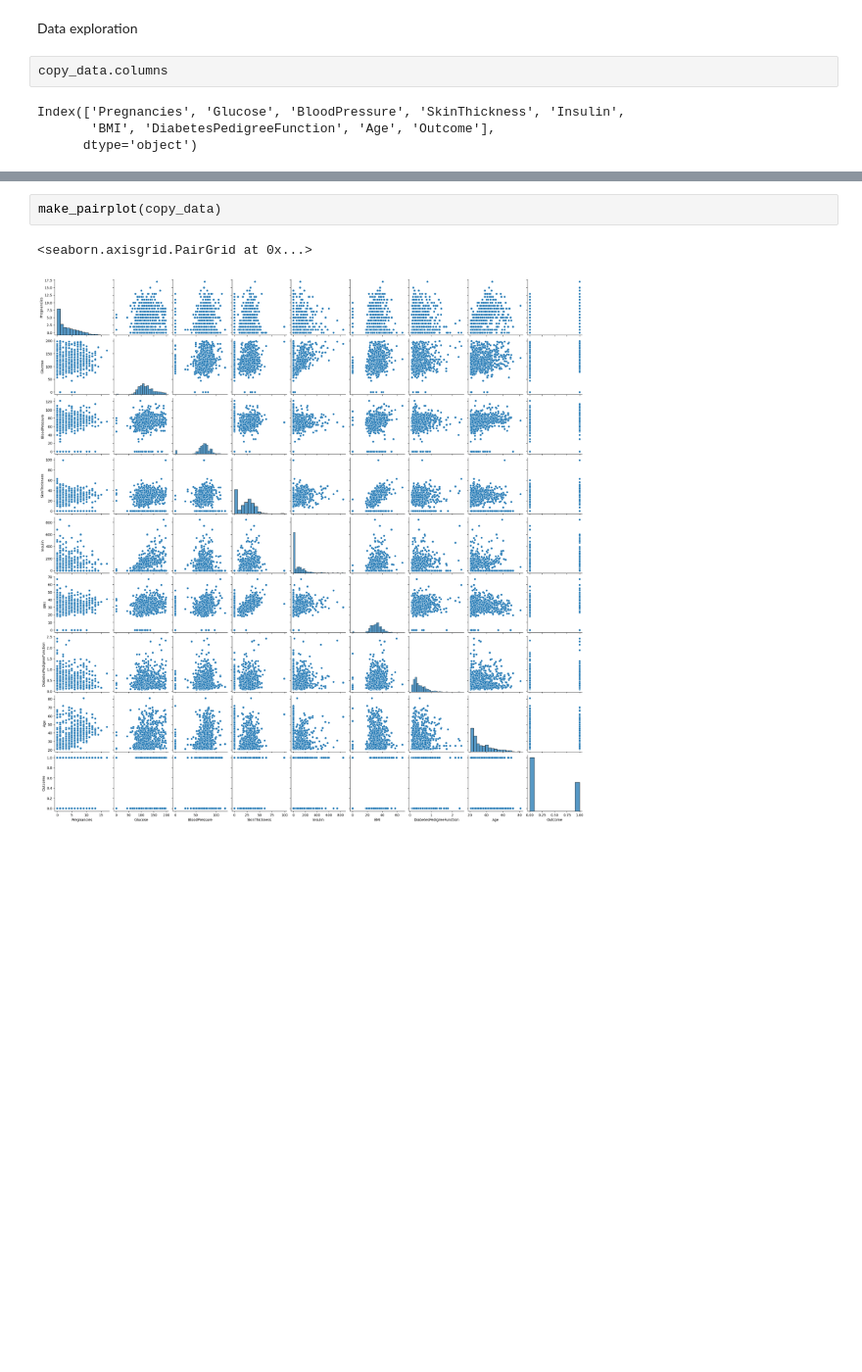
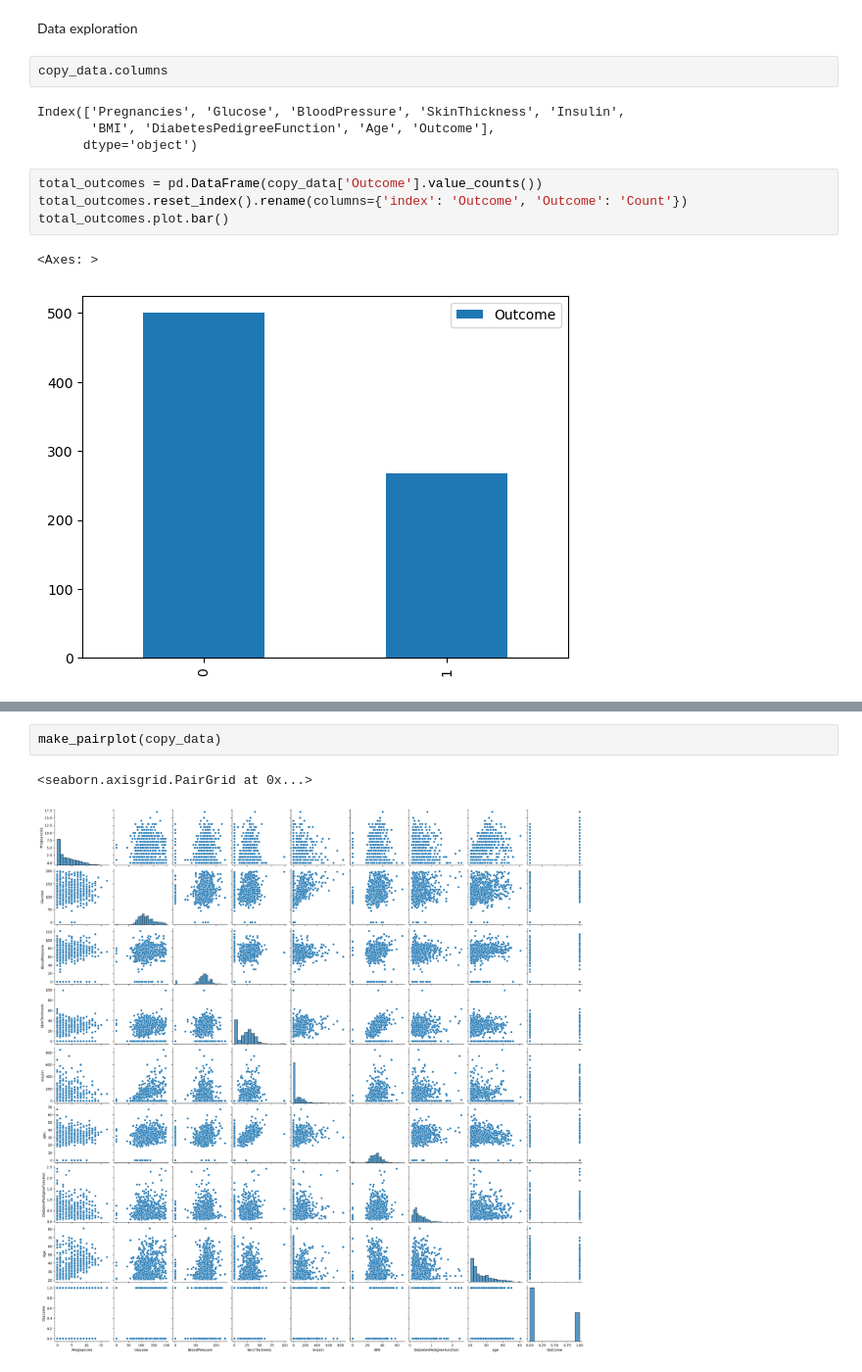
Before and after one commit to SBangarh/ml-project-supervised-learning, a Jupyter notebook: Supervised Learning - Project.ipynb, the cells around one changed output, grey strips where cells are left out. Shown at 98% size. Drawn from its saved outputs; the diff is of its cells as text; blank space fills up the shorter version.

```diff
--- a/Supervised Learning - Project.ipynb
+++ b/Supervised Learning - Project.ipynb
@@ -135,6 +122,13 @@ copy_data.columns
 Index(['Pregnancies', 'Glucose', 'BloodPressure', 'SkinThickness', 'Insulin',
        'BMI', 'DiabetesPedigreeFunction', 'Age', 'Outcome'],
       dtype='object')
+# %%
+total_outcomes = pd.DataFrame(copy_data['Outcome'].value_counts())
+total_outcomes.reset_index().rename(columns={'index': 'Outcome', 'Outcome': 'Count'})
+total_outcomes.plot.bar()
+# %% [output]
+<Axes: >
+[figure, added]
 # %%
 make_hist(copy_data, copy_data.columns, 2, 4, (16, 10))
 # %% [output]
```
Also changed, not shown: parts of 18 cells of this notebook, 1 other file.
